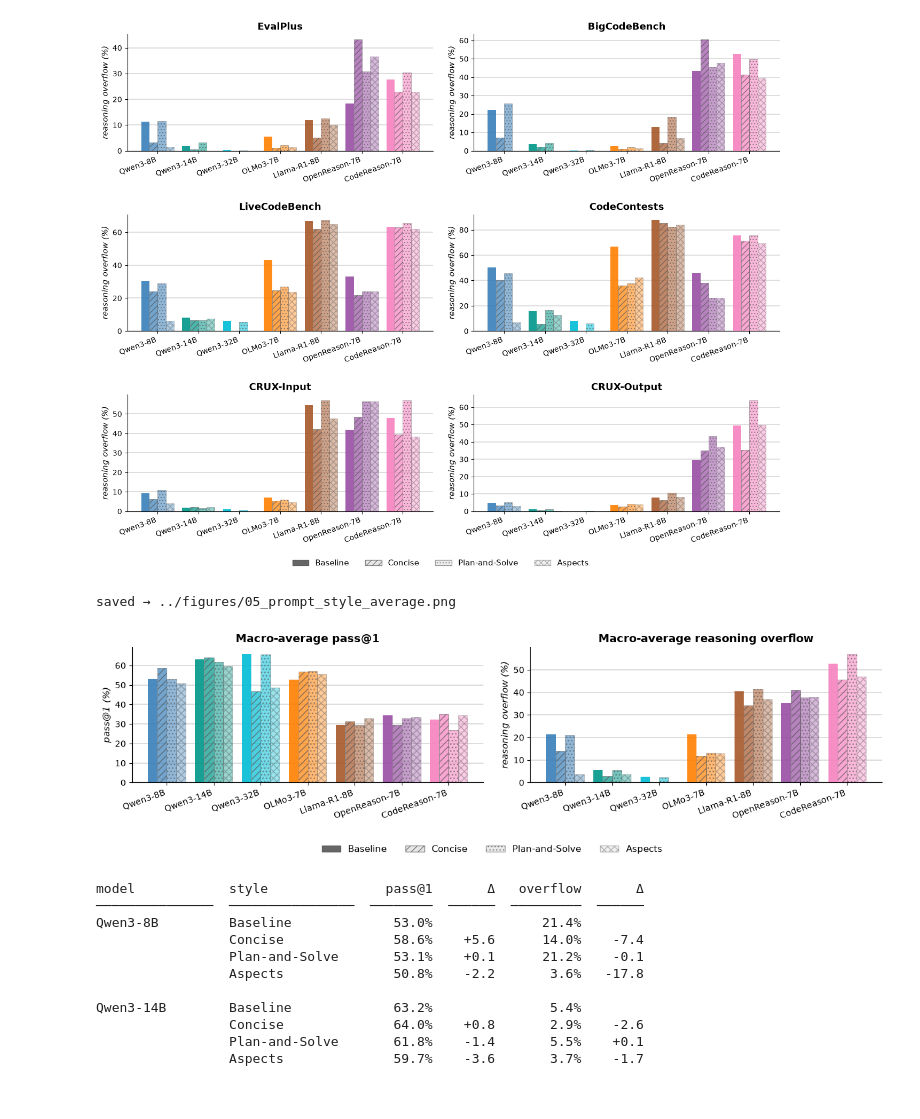
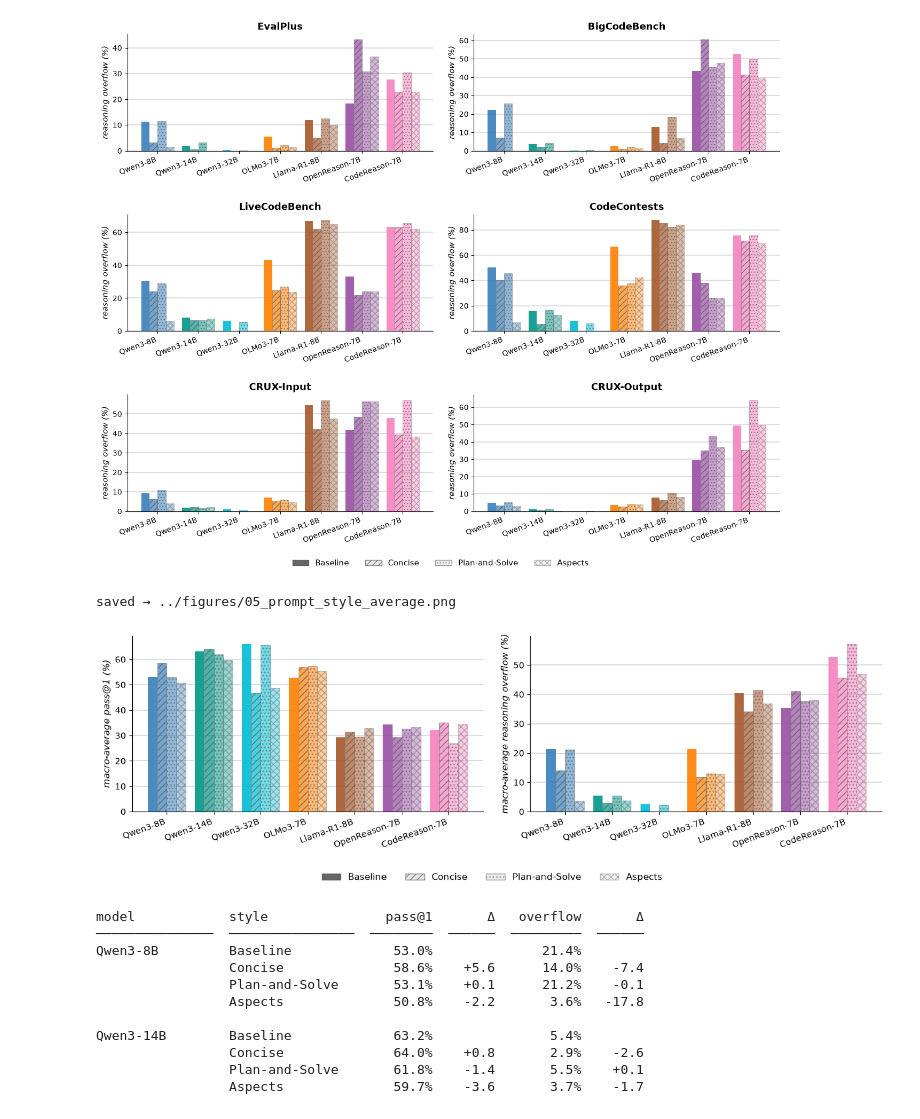
Before and after one commit to itsluketwist/think-overflow, a Jupyter notebook: notebooks/05_prompt_style.ipynb, the cells around one changed output. Saved outputs shown, nothing was run; the diff lists cells and outputs as text; code cells hidden in the pictures.

Commit message:
Bump figures.

```diff
--- a/notebooks/05_prompt_style.ipynb
+++ b/notebooks/05_prompt_style.ipynb
@@ -388,8 +388,12 @@ def plot_average_bars(
     """
     # one panel per metric: (metric key, panel title, y-axis label)
     panels = [
-        ("pass", "Macro-average pass@1", "pass@1 (%)"),
-        ("overflow", "Macro-average reasoning overflow", "reasoning overflow (%)"),
+        ("pass", "Macro-average pass@1", "macro-average pass@1 (%)"),
+        (
+            "overflow",
+            "Macro-average reasoning overflow",
+            "macro-average reasoning overflow (%)",
+        ),
     ]
 
     # same width as the per-benchmark figures; the extra 0.3in over their 3.5in row
@@ -397,40 +401,40 @@ def plot_average_bars(
     fig, axes = plt.subplots(
         nrows=1,
         ncols=2,
-        figsize=(13, 3.8),
+        figsize=(13, 4.3),
         squeeze=False,
     )
 
     for ax, (metric, title, ylabel) in zip(axes.flatten(), panels):
 
         def get_bar(
             series_key: str,
             style_key: str,
             metric: str = metric,
         ) -> tuple[float | None, list[float] | None]:
             return averages[series_key][style_key][metric], None
 
-        _draw_style_bars(ax=ax, get_bar=get_bar, title=title, ylabel=ylabel)
+        _draw_style_bars(ax=ax, get_bar=get_bar, title=None, ylabel=ylabel)
 
     # the legend needs more headroom here because the figure is only one row tall
-    _add_style_legend(fig, y=-0.02)
+    _add_style_legend(fig, y=0)
 
     fig.tight_layout(rect=[0, 0.12, 1, 1], w_pad=2)
     fig.savefig(save_path, dpi=150, bbox_inches="tight")
     print(f"saved → {save_path}")
     plt.show()
 
 
 # --- both metrics, macro-averaged over all benchmarks ---
 # left panel = macro-average pass@1, right panel = macro-average reasoning overflow
 
 plot_average_bars(
     averages=avg_data,
     save_path=FIGURES_DIR / "05_prompt_style_average.png",
 )
 # %% [output]
 saved → ../figures/05_prompt_style_average.png
-[figure, old version]
+[figure, new version]
 # %%
 # --- summary table: macro average over benchmarks, with the change vs. baseline ---
 
```
Also changed, not shown: parts of 1 cell of this notebook, 3 other files.
